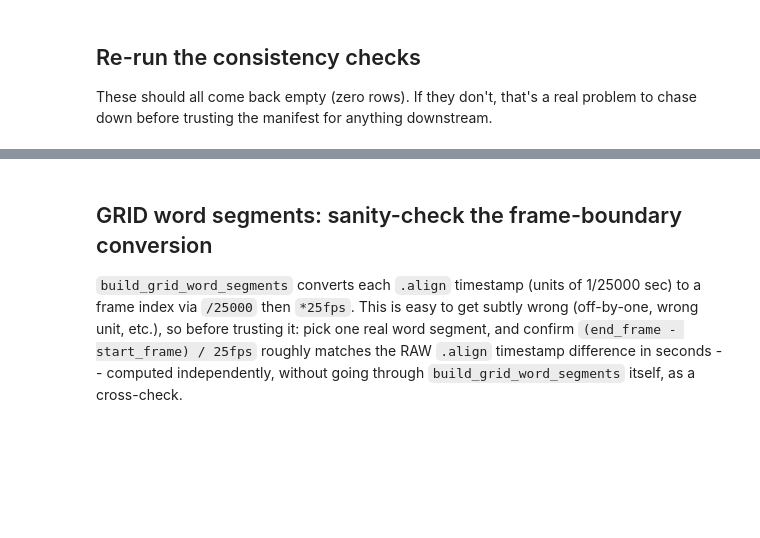
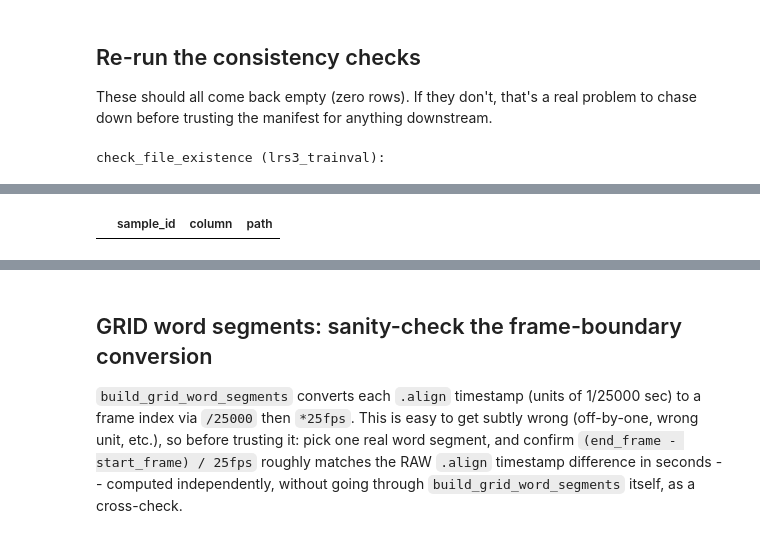
Before and after one commit to azariasabera/fusion-avsr, a Jupyter notebook: notebooks/01_verify_manifests.ipynb, the cells around one changed output, grey strips where cells are left out. Cells and saved outputs as stored; diff of their text form; code cells hidden in the pictures; blank space fills up the shorter version.

```diff
--- a/notebooks/01_verify_manifests.ipynb
+++ b/notebooks/01_verify_manifests.ipynb
@@ -102,9 +267,5 @@ downstream.
 # %%
 print("check_file_existence (lrs3_trainval):")
 display(check_file_existence(lrs3_trainval_manifest))
-
-print("check_file_existence (grid):")
-display(check_file_existence(grid_manifest))
-
-print("check_file_existence (mattymchen):")
-display(check_file_existence(mattymchen_manifest))
+# %% [output]
+check_file_existence (lrs3_trainval):
@@ -110,0 +273 @@ display(check_file_existence(mattymchen_manifest))
+|  | sample_id | column | path |
```
Also changed, not shown: parts of 29 cells of this notebook, 4 other files.
